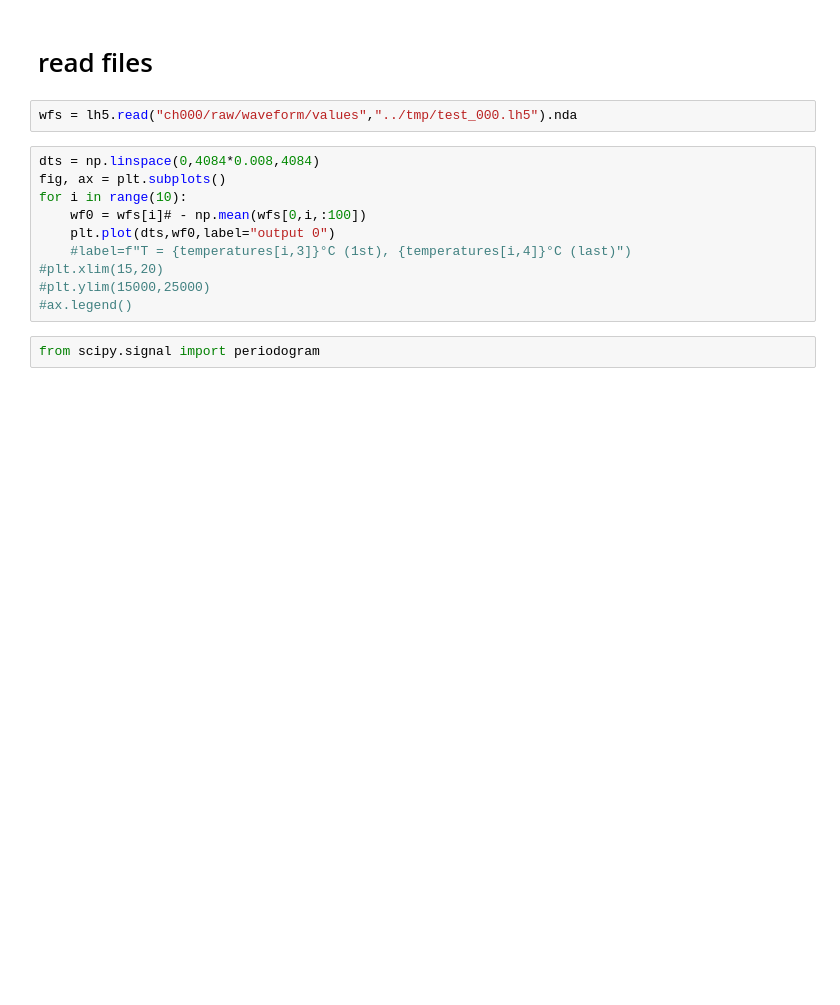
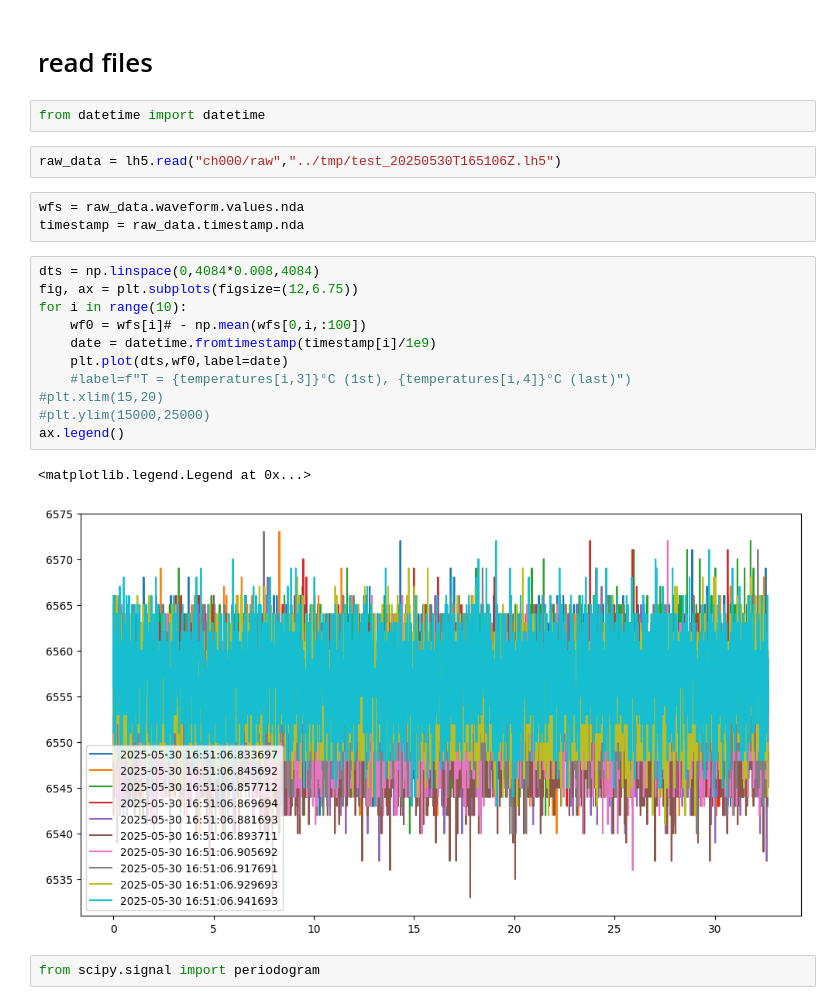
Before and after one commit to valerioda/pycaendaq, a Jupyter notebook: notebooks/demo_scope_l1000.ipynb, the cells around one changed output. Cells and saved outputs as stored; diff of their text form; blank space fills up the shorter version.

Commit message:
fixing data format, timestamp in unix time

```diff
--- a/notebooks/demo_scope_l1000.ipynb
+++ b/notebooks/demo_scope_l1000.ipynb
@@ -158,18 +140,27 @@ for i in range(nev):
 dig.cmd.disarmacquisition()
 # %% [markdown]
 # read files
+# %%
+from datetime import datetime
 # %%
-wfs = lh5.read("ch000/raw/waveform/values","../tmp/test_000.lh5").nda
+raw_data = lh5.read("ch000/raw","../tmp/test_20250530T165106Z.lh5")
+# %%
+wfs = raw_data.waveform.values.nda
+timestamp = raw_data.timestamp.nda
 # %%
 dts = np.linspace(0,4084*0.008,4084)
-fig, ax = plt.subplots()
+fig, ax = plt.subplots(figsize=(12,6.75))
 for i in range(10):
     wf0 = wfs[i]# - np.mean(wfs[0,i,:100])
-    plt.plot(dts,wf0,label="output 0")
+    date = datetime.fromtimestamp(timestamp[i]/1e9)
+    plt.plot(dts,wf0,label=date)
     #label=f"T = {temperatures[i,3]}°C (1st), {temperatures[i,4]}°C (last)")
 #plt.xlim(15,20)
 #plt.ylim(15000,25000)
-#ax.legend()
+ax.legend()
+# %% [output]
+<matplotlib.legend.Legend at 0x...>
+[figure, added]
 # %%
 from scipy.signal import periodogram
 # %%
```
Also changed, not shown: parts of 1 cell of this notebook, 2 other files.
